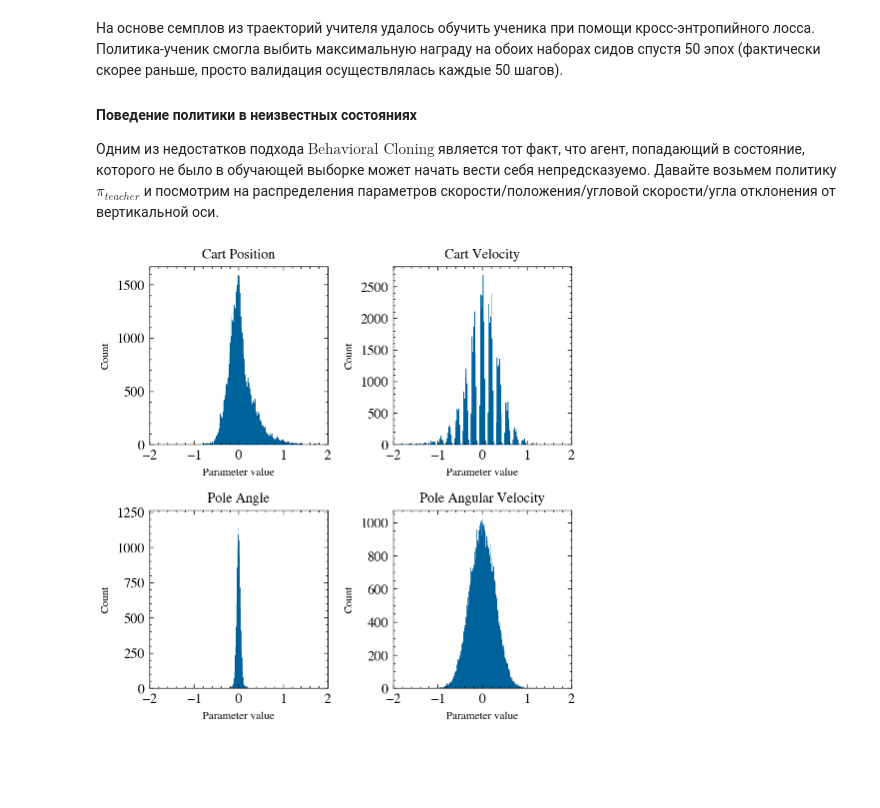
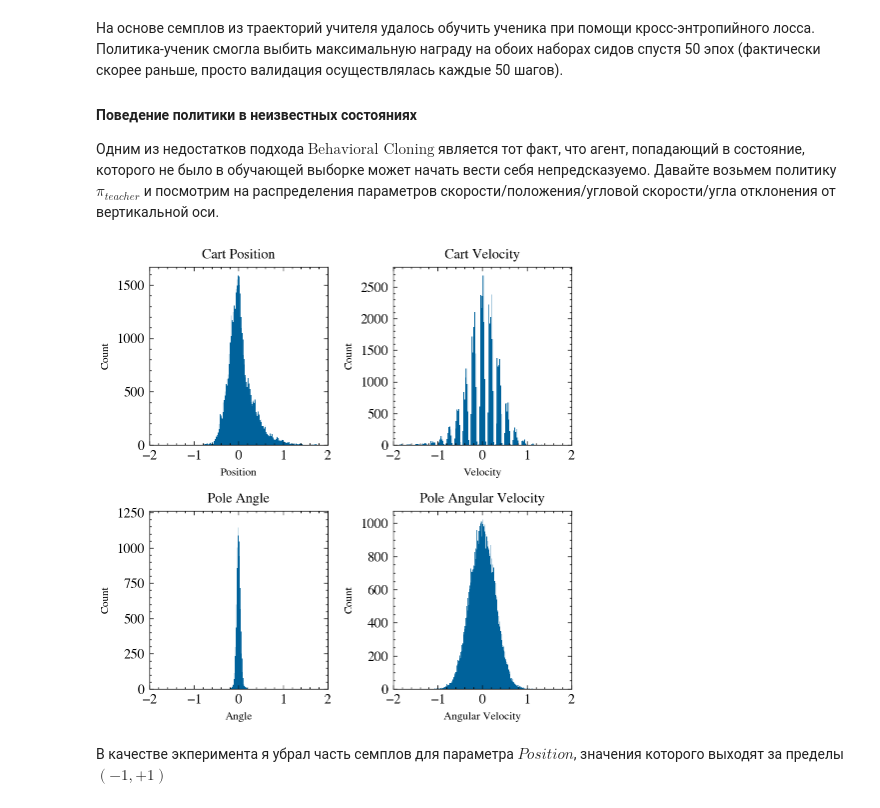
Before and after one commit to selected-topics-ai/CART-POLE-REINFORCE, a Jupyter notebook: notebooks/report.ipynb, the cells around one changed output. Saved outputs shown, nothing was run; the diff lists cells and outputs as text; code cells hidden in the pictures; blank space fills up the shorter version.

```diff
--- a/notebooks/report.ipynb
+++ b/notebooks/report.ipynb
@@ -325,27 +429,26 @@ draw_bc()
 # %%
-def draw_states():
-    states = np.loadtxt('../data/states.txt')
+def draw_states(s, color:str='#00629B'):
     fig, axs = plt.subplots(2, 2, figsize=(5, 5))
     fig.subplots_adjust(hspace=0.5)
 
     axs = axs.flatten()
 
     plot_properties = [
-        ('Cart Position', [-2, 2]),
-        ('Cart Velocity', (-2, 2)),
-        ('Pole Angle', (-0.3, 0.3)),
-        ('Pole Angular Velocity', (-2, 2)),
+        ('Cart Position', [-2, 2], 'Position'),
+        ('Cart Velocity', (-2, 2), 'Velocity'),
+        ('Pole Angle', (-0.3, 0.3), 'Angle'),
+        ('Pole Angular Velocity', (-2, 2), 'Angular Velocity'),
     ]
 
     for i, ax in enumerate(axs):
-        ax.hist(states[:, i], bins=200, color='#00629B')
+        ax.hist(s[:, i], bins=200, color=color)
         ax.set_title(plot_properties[i][0], fontsize=10)
         ax.set_xlim(-2, 2)
         ax.tick_params(axis='both', which='major', labelsize=10)
         ax.set_ylabel('Count', fontsize=8)
-        ax.set_xlabel('Parameter value', fontsize=8)
+        ax.set_xlabel(plot_properties[i][2], fontsize=8)
 
     fig.tight_layout()
-draw_states()
+draw_states(states)
 # %% [output]
-[figure, old version]
+[figure, new version]
@@ -354 +455,3 @@ states = np.loadtxt('../data/states.txt')
+# %% [markdown]
+В качестве экперимента я убрал часть семплов для параметра $Position$, значения которого выходят за пределы $(-1, +1)$
 # %%
```
Also changed, not shown: parts of 34 cells of this notebook, 10 other files.
